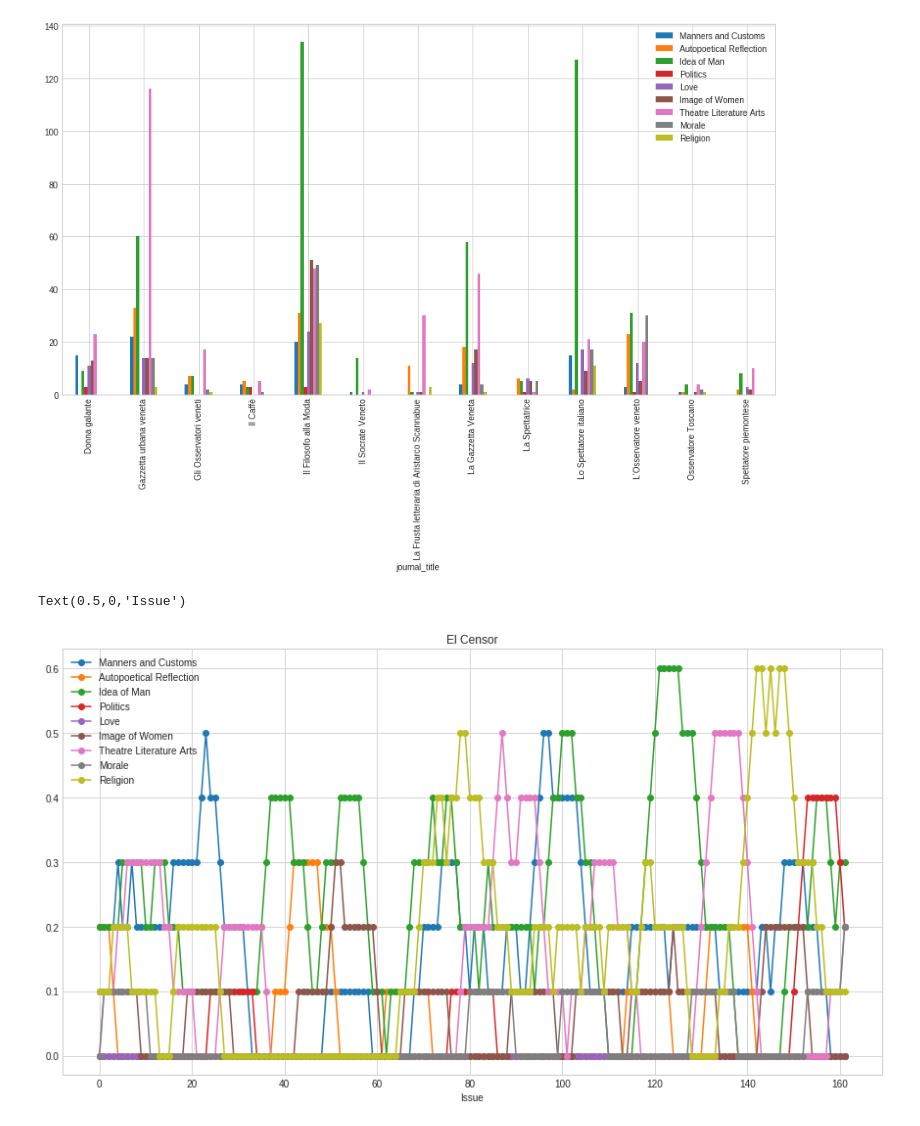
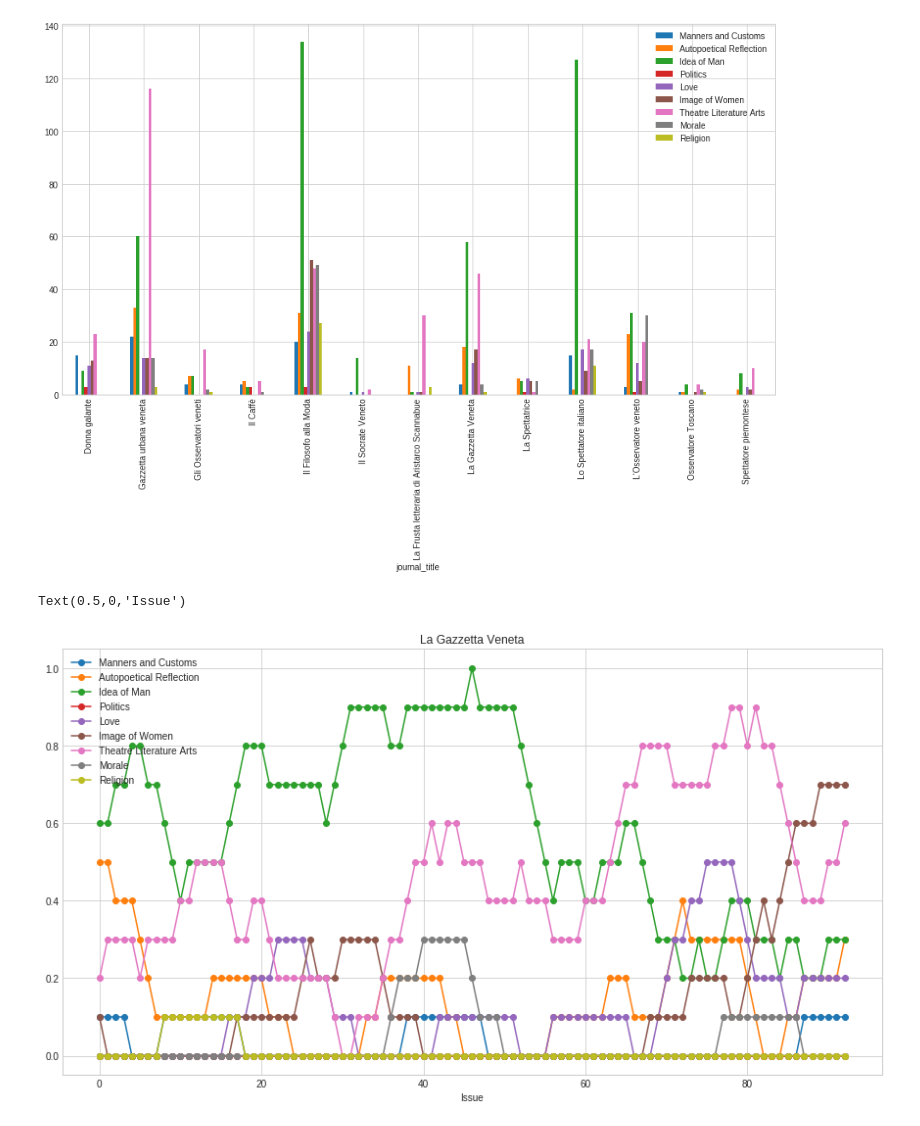
Before and after one commit to distantspectators/DiSpecs, a Jupyter notebook: 02_1_topics_over_time.ipynb, the cells around one changed output. Cells and saved outputs as stored; diff of their text form; code cells hidden in the pictures.

```diff
--- a/02_1_topics_over_time.ipynb
+++ b/02_1_topics_over_time.ipynb
@@ -199,30 +199,30 @@ ax.set_xticklabels(topics_language.index, rotation=90);
 # %%
 from numpy.lib.stride_tricks import as_strided as stride
 def roll(df, w, **kwargs):
     v = df.values
     d0, d1 = v.shape
     s0, s1 = v.strides
 
     a = stride(v, (d0 - (w - 1), w, d1), (s0, s0, s1))
 
     rolled_df = pd.concat({
         row: pd.DataFrame(values, columns=df.columns)
         for row, values in zip(df.index, a)
     })
 
     return rolled_df.groupby(level=0, **kwargs)
 
-# journal="La Gazzetta Veneta"
+journal="La Gazzetta Veneta"
 # journal="Lo Spettatore italiano"
 # journal='La Bagatelle'
-journal = 'El Censor'
+# journal = 'El Censor'
 window_size=10
 
 topics_year_language=texts_changes.loc[texts_changes.journal_title==journal].drop('date',axis=1)
 
 ax = roll(topics_year_language.sort_values(by=['volume','issue']).reset_index()[relevant_topics], window_size).mean() \
     .plot(figsize=(15,8),marker='o',title=journal)
 ax.set_xlabel('Issue')
 # %% [output]
 Text(0.5,0,'Issue')
-[figure, old version]
+[figure, new version]
```
Also changed, not shown: parts of 1 cell of this notebook, 3 other files.
